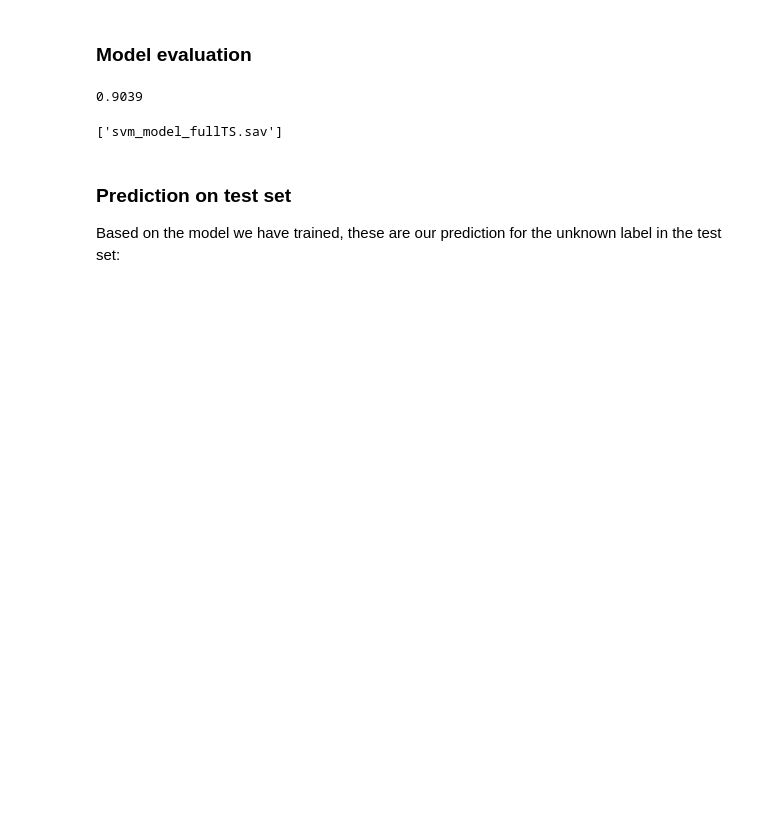
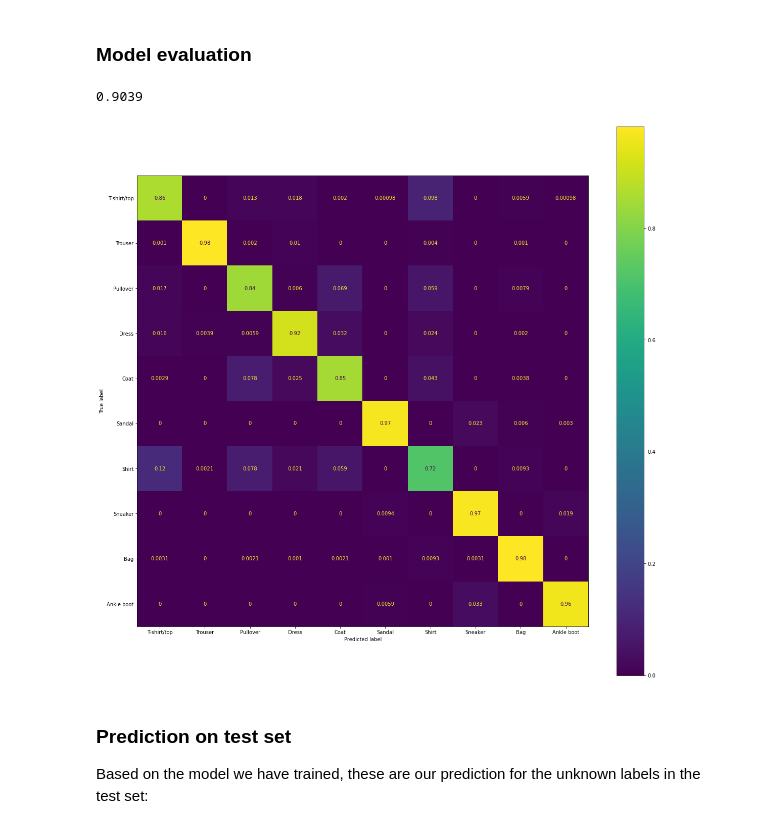
Before and after one commit to rmazzier/MLProjectDS-2020, a Jupyter notebook: All models.ipynb, the cells around one changed output. Saved outputs shown, nothing was run; the diff lists cells and outputs as text; code cells hidden in the pictures; blank space fills up the shorter version.

Commit message:
added plots and some comments

```diff
--- a/All models.ipynb
+++ b/All models.ipynb
@@ -829,4 +834,4 @@ Cross Validation Accuracy: 0.872500
 # %%
-# save the model to disk
-filename = 'grid_search_svm_downsampled.sav'
-joblib.dump(clf, filename)
+# to load the model from disk
+filename = 'data/grid_search_svm_downsampled.sav'
+clf = joblib.load(filename)
@@ -856,0 +852,11 @@ results_svm_gs.head()
+# %%
+#SET SIZE = size of training set to use. Use 50000 to use full TS
+size = 50000
+
+#For better numerical stability is advisible to divide by 255
+x_train_sc=x_train[0:size]/255
+x_valid_sc=x_valid[0:size]/255
+x_test_sc =x_test/255
+
+y_train_sc=y_train[0:size]
+y_valid_sc=y_valid[0:size]
@@ -865,3 +871,7 @@ SVC(C=4, cache_size=200, class_weight=None, coef0=0.0,
+# %%
+#to load the model from disk
+filename = 'data/svm_model_fullTS_v2.sav'
+svm_final = joblib.load(filename)
 # %% [markdown]
 ### Model evaluation
 # %%
@@ -869,15 +879,20 @@ svm_final.score(x_valid_sc, y_valid)
 # %% [output]
 0.9039
-# %%
-# save the model to disk
-filename = 'svm_model_fullTS.sav'
-joblib.dump(svm_final, filename)
-# %% [output]
-['svm_model_fullTS.sav']
+# %%
+# confusion matrix
+fig, ax = plt.subplots(figsize=(20, 20))
+disp = metrics.plot_confusion_matrix(svm_final, x_valid_sc, y_valid_sc,
+                                     normalize='true',#row sums to 1 => Recall=TP/(TP+FN)
+                                             #='pred',#column sums to 1 => Precision=TP/(TP+FP)
+                                     include_values=True,
+                                     display_labels=y_labels,
+                                     ax=ax)
+# %% [output]
+[figure, added]
 # %% [markdown]
 ### Prediction on test set
 
-Based on the model we have trained, these are our prediction for the unknown label in the test set:
+Based on the model we have trained, these are our prediction for the unknown labels in the test set:
 # %%
 y_pred_svm=svm_final.predict(x_test_sc)
 # %%
```
Also changed, not shown: parts of 14 cells of this notebook.
